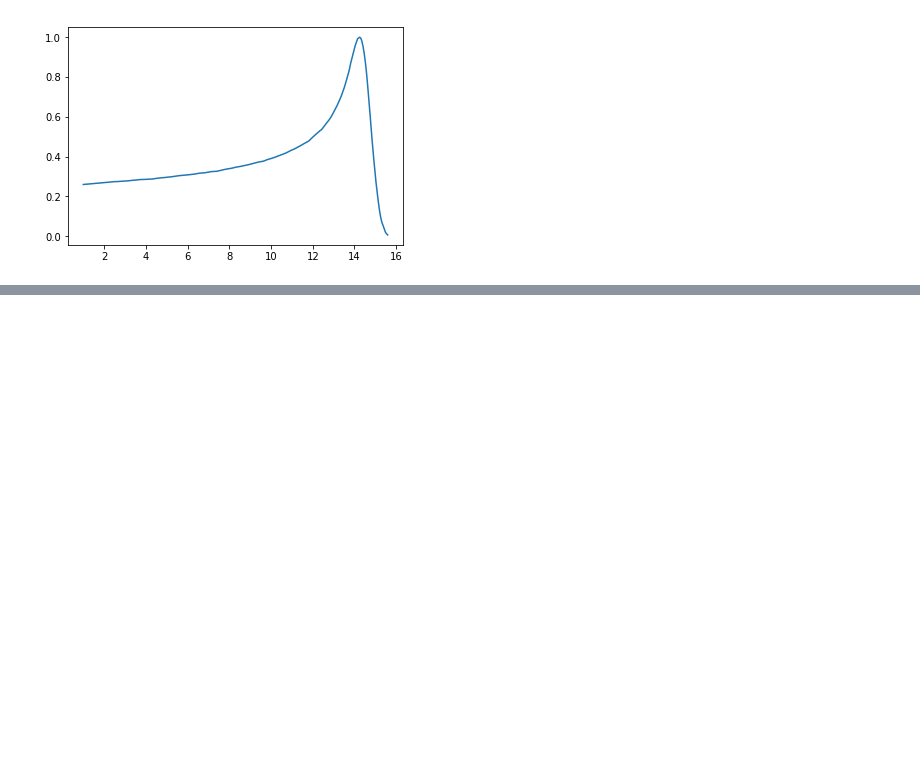
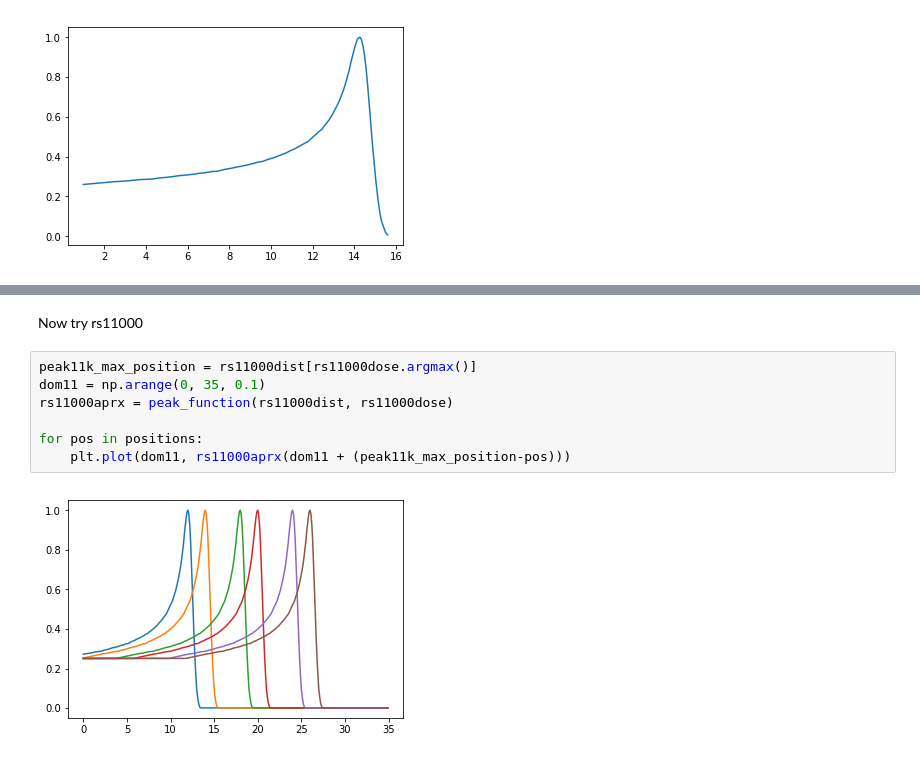
Before and after one commit to DataMedSci/ProtonBeamsComposer, a Jupyter notebook: curve_fit_BP.ipynb, the cells around one changed output, grey strips where cells are left out. Drawn from its saved outputs; the diff is of its cells as text; blank space fills up the shorter version.

```diff
--- a/curve_fit_BP.ipynb
+++ b/curve_fit_BP.ipynb
@@ -153,0 +167,11 @@ plt.plot(rs11000dist[100:1560], rs11000dose[100:1560])
+# %% [markdown]
+Now try rs11000
+# %%
+peak11k_max_position = rs11000dist[rs11000dose.argmax()]
+dom11 = np.arange(0, 35, 0.1)
+rs11000aprx = peak_function(rs11000dist, rs11000dose)
+
+for pos in positions:
+    plt.plot(dom11, rs11000aprx(dom11 + (peak11k_max_position-pos)))
+# %% [output]
+[figure, added]
```
Also changed, not shown: parts of 14 cells of this notebook.
